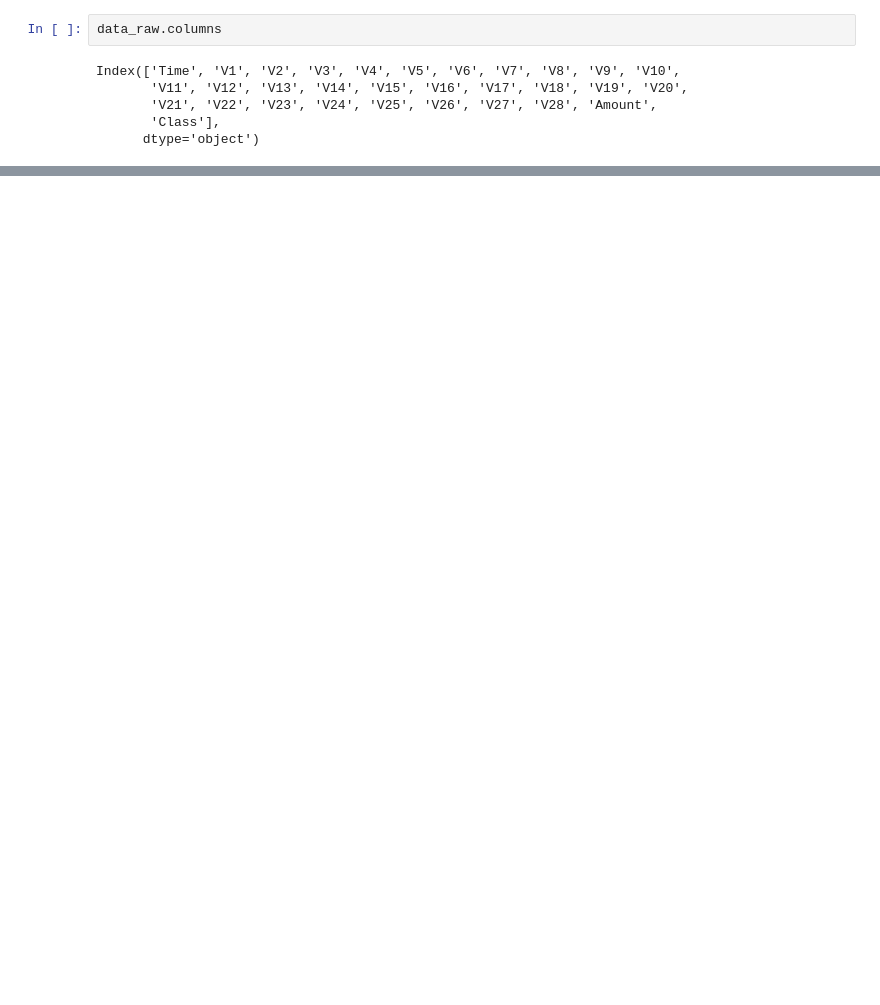
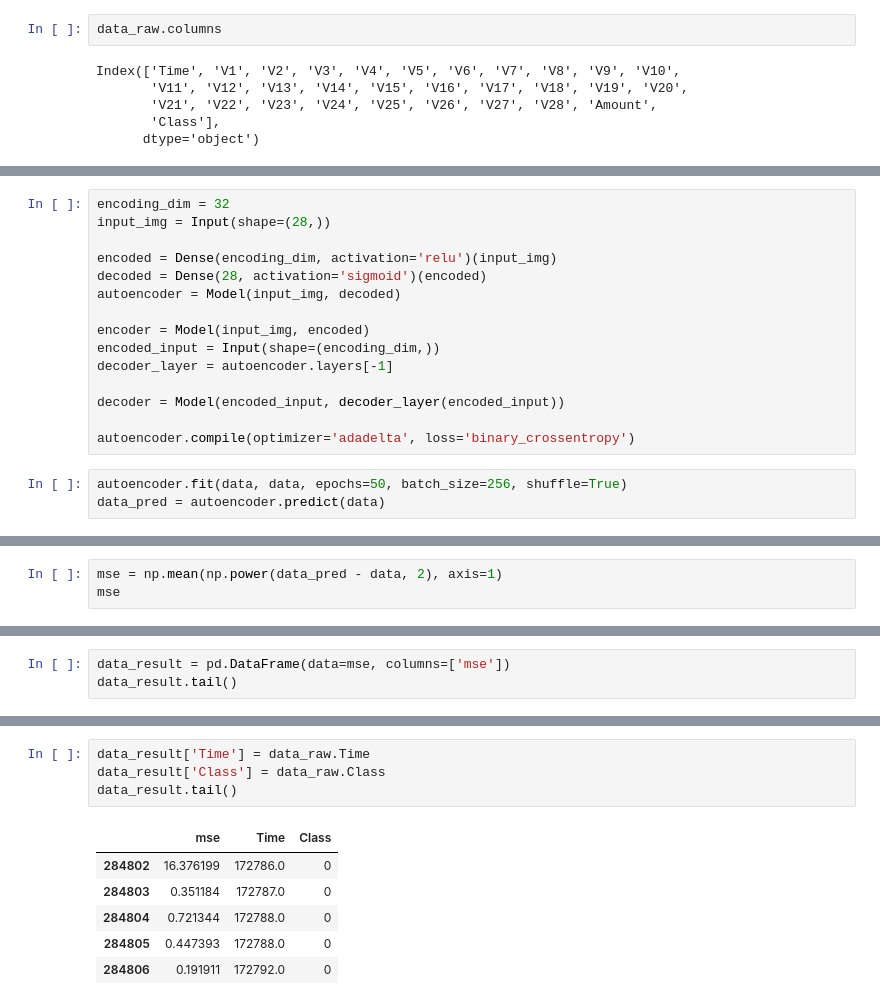
Before and after one commit to seokyeongheo/iot-data-practice, a Jupyter notebook: 4th/autoencoder_01.ipynb, the cells around one changed output, grey strips where cells are left out. Cells and saved outputs as stored; diff of their text form; blank space fills up the shorter version.

```diff
--- a/4th/autoencoder_01.ipynb
+++ b/4th/autoencoder_01.ipynb
@@ -34,0 +103,18 @@ Name: Class, dtype: int64
+# %%
+encoding_dim = 32
+input_img = Input(shape=(28,))
+
+encoded = Dense(encoding_dim, activation='relu')(input_img)
+decoded = Dense(28, activation='sigmoid')(encoded)
+autoencoder = Model(input_img, decoded)
+
+encoder = Model(input_img, encoded)
+encoded_input = Input(shape=(encoding_dim,))
+decoder_layer = autoencoder.layers[-1]
+
+decoder = Model(encoded_input, decoder_layer(encoded_input))
+
+autoencoder.compile(optimizer='adadelta', loss='binary_crossentropy')
+# %%
+autoencoder.fit(data, data, epochs=50, batch_size=256, shuffle=True)
+data_pred = autoencoder.predict(data)
@@ -34,0 +180,3 @@ Name: Class, dtype: int64
+# %%
+mse = np.mean(np.power(data_pred - data, 2), axis=1)
+mse
@@ -34,0 +190,3 @@ Name: Class, dtype: int64
+# %%
+data_result = pd.DataFrame(data=mse, columns=['mse'])
+data_result.tail()
@@ -34,0 +200,11 @@ Name: Class, dtype: int64
+# %%
+data_result['Time'] = data_raw.Time
+data_result['Class'] = data_raw.Class
+data_result.tail()
+# %% [output]
+|  | mse | Time | Class |
+| 284802 | 16.376199 | 172786.0 | 0 |
+| 284803 | 0.351184 | 172787.0 | 0 |
+| 284804 | 0.721344 | 172788.0 | 0 |
+| 284805 | 0.447393 | 172788.0 | 0 |
+| 284806 | 0.191911 | 172792.0 | 0 |
```
Also changed, not shown: parts of 24 cells of this notebook, 1 other file.
